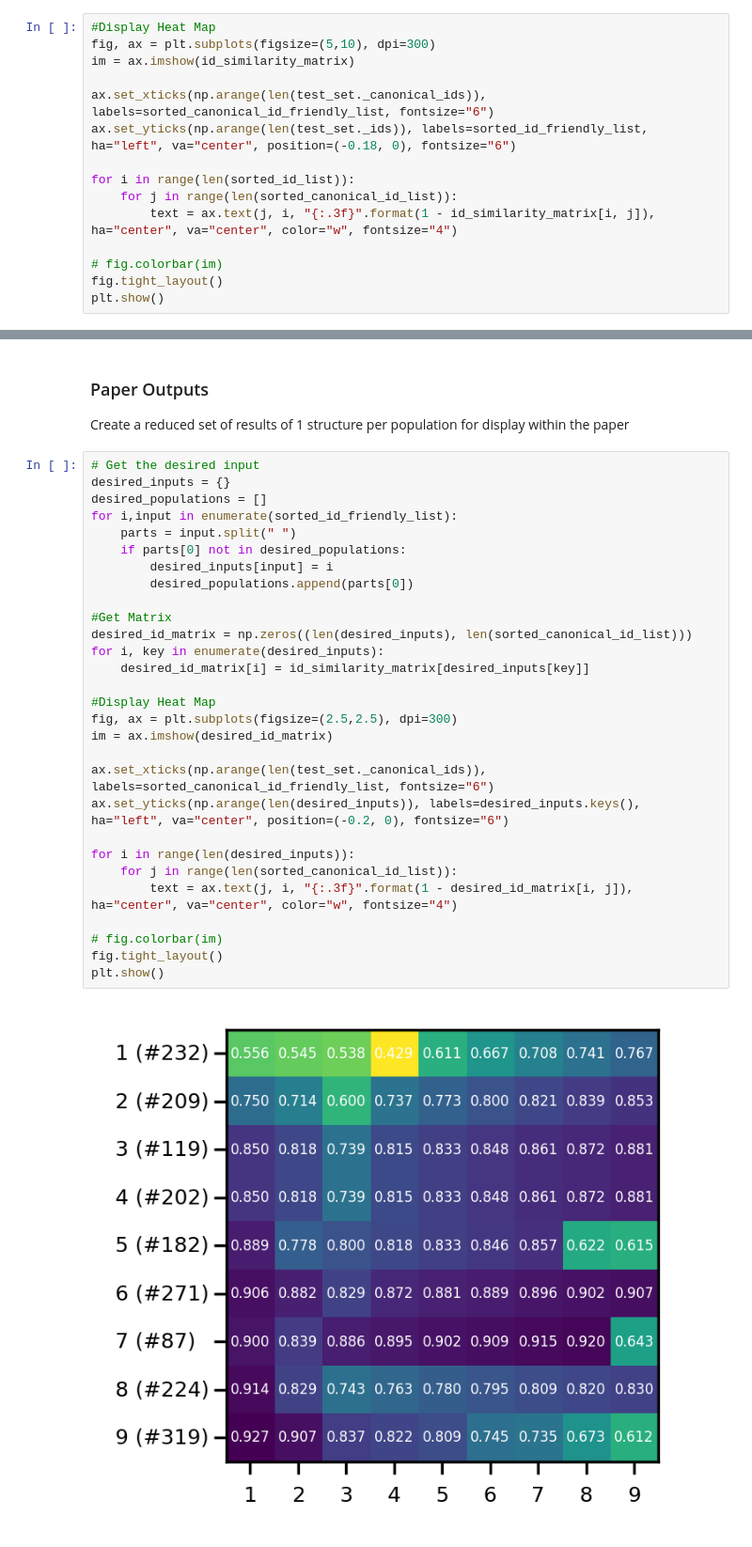
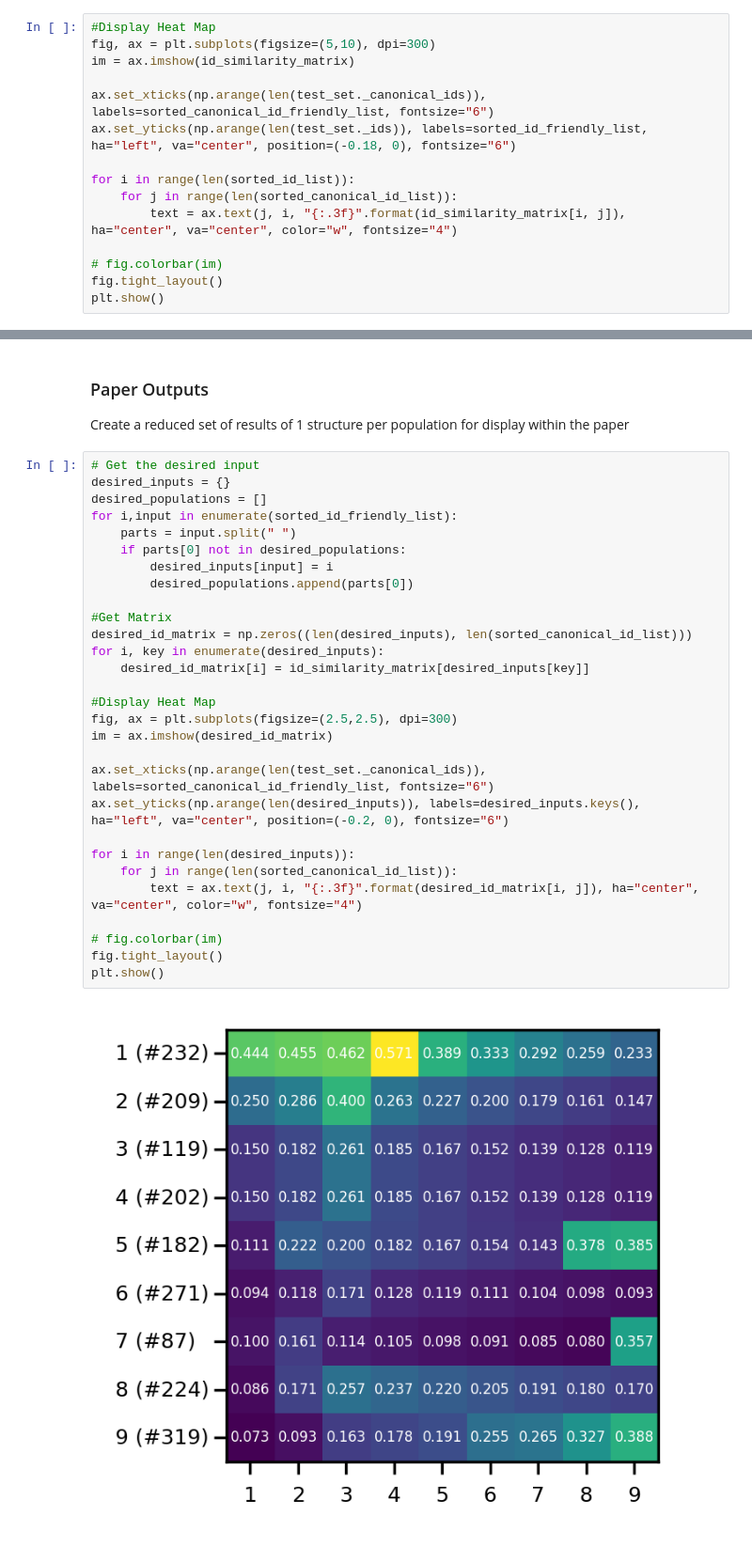
Before and after one commit to dsbrennan/iwshm-2023-gmn-ji-comparison, a Jupyter notebook: graphcomparison/graph_comparison.ipynb, the cells around one changed output, grey strips where cells are left out. Shown at 94% size. Saved outputs shown, nothing was run; the diff lists cells and outputs as text.

```diff
--- a/graphcomparison/graph_comparison.ipynb
+++ b/graphcomparison/graph_comparison.ipynb
@@ -337,7 +337,7 @@ ax.set_yticks(np.arange(len(test_set._ids)), labels=sorted_id_friendly_list, ha=
 
 for i in range(len(sorted_id_list)):
     for j in range(len(sorted_canonical_id_list)):
-        text = ax.text(j, i, "{:.3f}".format(1 - id_similarity_matrix[i, j]), ha="center", va="center", color="w", fontsize="4")
+        text = ax.text(j, i, "{:.3f}".format(id_similarity_matrix[i, j]), ha="center", va="center", color="w", fontsize="4")
 
 # fig.colorbar(im)
 fig.tight_layout()
@@ -350,31 +350,31 @@ Create a reduced set of results of 1 structure per population for display within
 # %%
 # Get the desired input
 desired_inputs = {}
 desired_populations = []
 for i,input in enumerate(sorted_id_friendly_list):
     parts = input.split(" ")
     if parts[0] not in desired_populations:
         desired_inputs[input] = i
         desired_populations.append(parts[0])
 
 #Get Matrix
 desired_id_matrix = np.zeros((len(desired_inputs), len(sorted_canonical_id_list)))
 for i, key in enumerate(desired_inputs):
     desired_id_matrix[i] = id_similarity_matrix[desired_inputs[key]]
 
 #Display Heat Map
 fig, ax = plt.subplots(figsize=(2.5,2.5), dpi=300)
 im = ax.imshow(desired_id_matrix)
 
 ax.set_xticks(np.arange(len(test_set._canonical_ids)), labels=sorted_canonical_id_friendly_list, fontsize="6")
 ax.set_yticks(np.arange(len(desired_inputs)), labels=desired_inputs.keys(), ha="left", va="center", position=(-0.2, 0), fontsize="6")
 
 for i in range(len(desired_inputs)):
     for j in range(len(sorted_canonical_id_list)):
-        text = ax.text(j, i, "{:.3f}".format(1 - desired_id_matrix[i, j]), ha="center", va="center", color="w", fontsize="4")
+        text = ax.text(j, i, "{:.3f}".format(desired_id_matrix[i, j]), ha="center", va="center", color="w", fontsize="4")
 
 # fig.colorbar(im)
 fig.tight_layout()
 plt.show()
 # %% [output]
-[figure, old version]
+[figure, new version]
```
Also changed, not shown: parts of 1 cell of this notebook, 1 other file.
